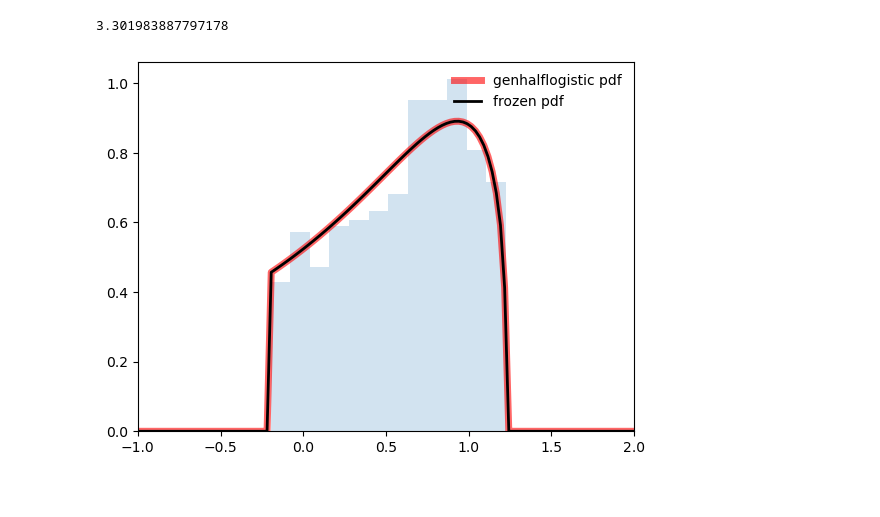
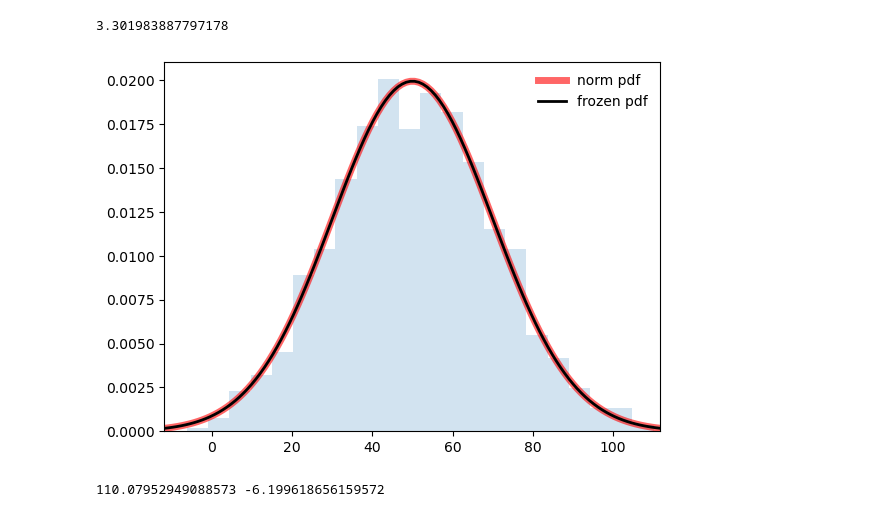
Before and after one commit to maltseasy/rayce, a Jupyter notebook: SOC_estimation.ipynb, the cells around one changed output. Cells and saved outputs as stored; diff of their text form; code cells hidden in the pictures.

```diff
--- a/SOC_estimation.ipynb
+++ b/SOC_estimation.ipynb
@@ -310,25 +313,34 @@ def average_velocity(route: Route, velocities: list[float]):
     return v_avg
 # %%
 
-from scipy.stats import genhalflogistic
+from scipy.stats import genhalflogistic, norm
+from scipy.interpolate import interp1d
 import matplotlib.pyplot as plt
 fig, ax = plt.subplots(1,1)
 a = 0.77
 mean, var, skew, kurt = genhalflogistic.stats(a, moments='mvsk')
-loc = -0.2
-scale = 1.1
-x = np.linspace(-1, 2, 120)
-ax.plot(x, genhalflogistic.pdf(x,a,loc=loc, scale=scale), 'r-', lw=5, alpha=0.6, label='genhalflogistic pdf')
-rv = genhalflogistic(a, loc=loc, scale=scale)
+loc = 50
+scale = 20
+x = np.linspace(norm.ppf(0.001, loc=loc, scale=scale), norm.ppf(0.999, loc=loc, scale=scale), 120)
+ax.plot(x, norm.pdf(x, loc=loc, scale=scale), 'r-', lw=5, alpha=0.6, label='norm pdf')
+rv = norm(loc=loc, scale=scale)
 ax.plot(x, rv.pdf(x), 'k-', lw=2, label='frozen pdf')
-vals = genhalflogistic.ppf([0.001, 0.5, 0.999], a, loc=loc,scale=scale)
-np.allclose([0.001, 0.5, 0.999], genhalflogistic.cdf(vals, a, loc=loc, scale=scale))
-r = genhalflogistic.rvs(a, size=1000, loc=loc, scale=scale)
+vals = norm.ppf([0.001, 0.5, 0.999], loc=loc,scale=scale)
+np.allclose([0.001, 0.5, 0.999], norm.cdf(vals, loc=loc, scale=scale))
+r = norm.rvs(size=1000, loc=loc, scale=scale)
 ax.hist(r, density=True, bins='auto', histtype='stepfilled', alpha=0.2)
-ax.set_xlim([-1, 2])
+ax.set_xlim([x[0], x[-1]])
 ax.legend(loc='best', frameon=False)
 plt.show()
+r1 = norm.rvs(size=1, loc=loc, scale=scale)
+print(max(r), min(r))
 #goal is to find acceleration that results in lowest power value.
+def calculate_center():
+    x = np.linspace(0,20,1000)
+    effs = []
+    for i in x:
+        e, ep, tp = energy_used_between_points(c1, c2, speed_initial, i, distance / )
+    v_eff =
 def simulate_power_used(c1, c2, speed_initial, distance, current_speed_limit, trials=5):
     a = 0 #we know distance, need to find time
     score = 0
@@ -336,40 +348,49 @@ def simulate_power_used(c1, c2, speed_initial, distance, current_speed_limit, tr
     current_trial = 0
     total_trials = 0
     while(current_trial < trials):
-        r1 = genhalflogistic.rvs(0.77, size=1, loc=-0.35, scale=1.25)
-        speed_range = current_speed_limit - speed_initial
-        speed_final_sample = r1[0] * speed_range + speed_initial
-        if(speed_final_sample < 0):
+        r1 = norm.rvs(size=1, loc=loc, scale=scale)
+        max_acceptable_speed = current_speed_limit * 1.1
+        min_acceptable_speed = current_speed_limit * 0.25 + speed_initial * 0.25
+        m = interp1d([-1,1],[min_acceptable_speed, max_acceptable_speed])
+        speed_final_sample = float(m(r1[0]))
+        #r[1] = -1 => min, r1 = 0 => current speed, r1 = 1 => max speed
+        total_trials += 1
+        if(speed_final_sample <= 0):
             continue
+        if total_trials > 50:
+            break
         a_calc = (speed_final_sample**2 - speed_initial**2) / (2*distance)
         try:
             time = 2*distance / (speed_final_sample + speed_initial)
             _, avg_elec_power, avg_tractive_power = energy_used_between_points(c1, c2, speed_initial, speed_final_sample, time)
+            if avg_elec_power > 10000:
+                total_trials+=1
+                continue
             eff = avg_tractive_power / avg_elec_power if avg_elec_power > 0 else avg_elec_power / avg_tractive_power
             score_i = eff
 
             if score_i >= score:
                 a = a_calc
                 score = score_i
                 v_f = speed_final_sample
                 if score_i >= 0.3:
                     current_trial += 1
                 total_trials +=1
                 if(score_i > 0.85):
                     break
             else:
                 total_trials +=1
-            if total_trials > 50:
-                break
+
 
             # print(f"Trial {current_trial}: Eff {round(eff,2) * 100}%, a_calc: {a_calc}, distance: {distance}, elec: {avg_elec_power}, trac: {avg_tractive_power}")
         except AssertionError:
             print(f"Trial {current_trial}: Invalid Samples, a_calc: {a_calc}, distance: {distance}")
             continue
 
     if score < 0.2:
         print(f"Total Trials {total_trials}. Score: {score}, a: {a}")
     return a, v_f
 # %% [output]
-[figure, old version]
+[figure, new version]
+110.07952949088573 -6.199618656159572
 # %%
```
Also changed, not shown: parts of 5 cells of this notebook.
